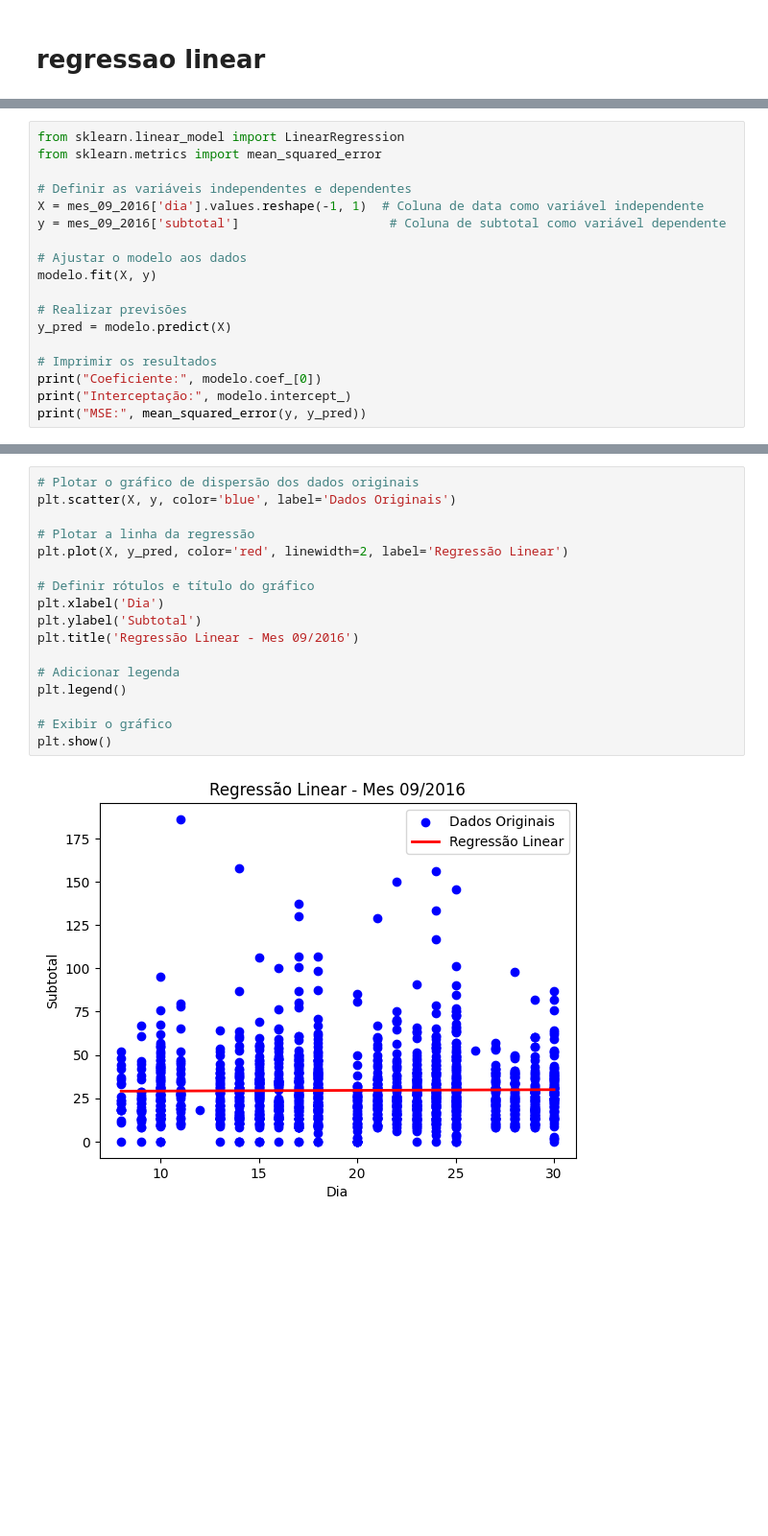
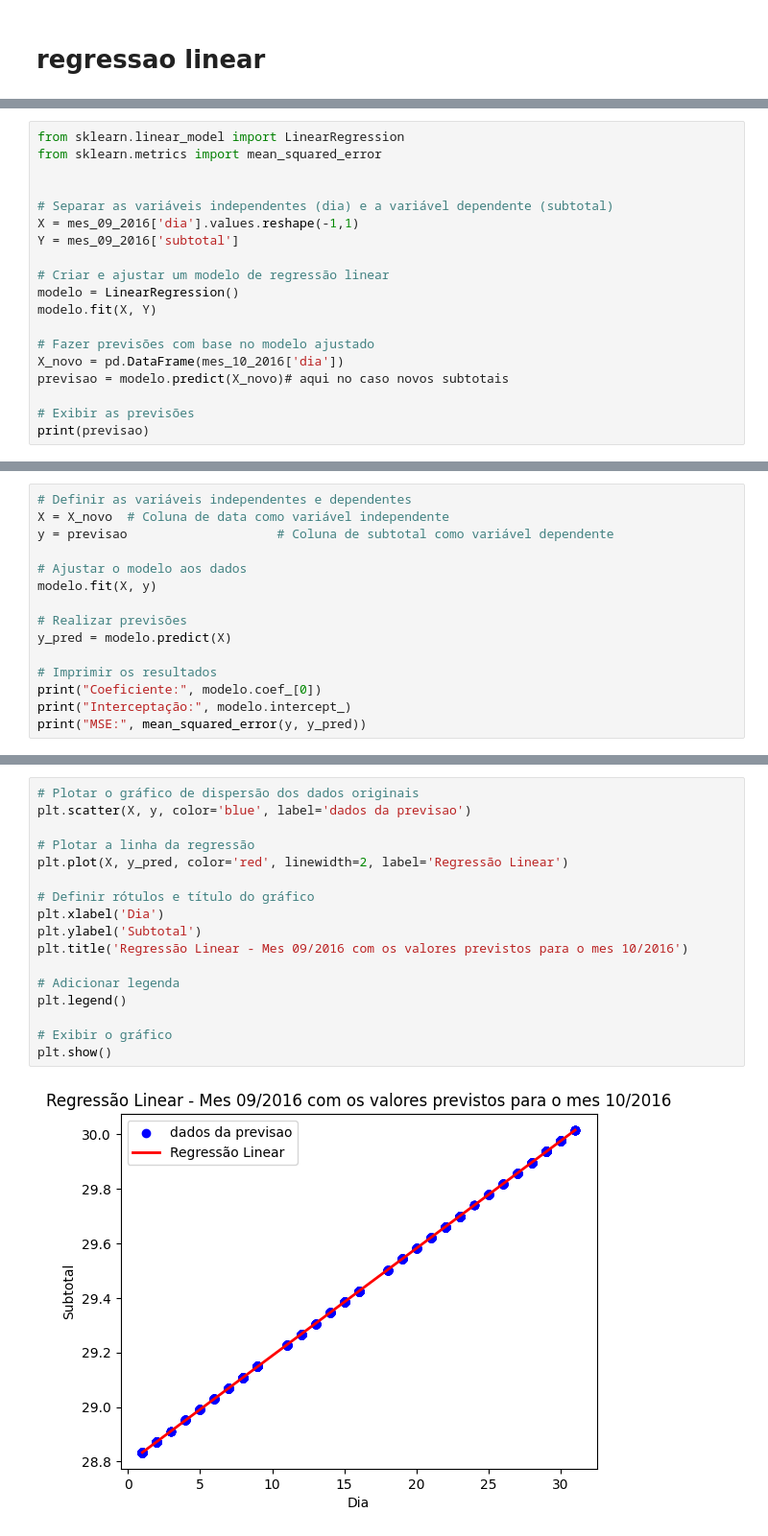
Before and after one commit to alyssonrafael/Project_bigdata, a Jupyter notebook: codigo_01.ipynb, the cells around one changed output, grey strips where cells are left out. Shown at 96% size. Cells and saved outputs as stored; diff of their text form; blank space fills up the shorter version.

Commit message:
regressao linear

```diff
--- a/codigo_01.ipynb
+++ b/codigo_01.ipynb
@@ -257,0 +300,19 @@ modelo = LinearRegression()
+# %%
+from sklearn.linear_model import LinearRegression
+from sklearn.metrics import mean_squared_error
+
+
+# Separar as variáveis independentes (dia) e a variável dependente (subtotal)
+X = mes_09_2016['dia'].values.reshape(-1,1)
+Y = mes_09_2016['subtotal']
+
+# Criar e ajustar um modelo de regressão linear
+modelo = LinearRegression()
+modelo.fit(X, Y)
+
+# Fazer previsões com base no modelo ajustado
+X_novo = pd.DataFrame(mes_10_2016['dia'])
+previsao = modelo.predict(X_novo)# aqui no caso novos subtotais
+
+# Exibir as previsões
+print(previsao)
@@ -258,10 +323,7 @@ modelo = LinearRegression()
 # %%
-from sklearn.linear_model import LinearRegression
-from sklearn.metrics import mean_squared_error
-
 # Definir as variáveis independentes e dependentes
-X = mes_09_2016['dia'].values.reshape(-1, 1)  # Coluna de data como variável independente
-y = mes_09_2016['subtotal']                    # Coluna de subtotal como variável dependente
+X = X_novo  # Coluna de data como variável independente
+y = previsao                    # Coluna de subtotal como variável dependente
 
 # Ajustar o modelo aos dados
 modelo.fit(X, y)
@@ -280,19 +342,19 @@ MSE: 375.60917950750866
 # %%
 # Plotar o gráfico de dispersão dos dados originais
-plt.scatter(X, y, color='blue', label='Dados Originais')
+plt.scatter(X, y, color='blue', label='dados da previsao')
 
 # Plotar a linha da regressão
 plt.plot(X, y_pred, color='red', linewidth=2, label='Regressão Linear')
 
 # Definir rótulos e título do gráfico
 plt.xlabel('Dia')
 plt.ylabel('Subtotal')
-plt.title('Regressão Linear - Mes 09/2016')
+plt.title('Regressão Linear - Mes 09/2016 com os valores previstos para o mes 10/2016')
 
 # Adicionar legenda
 plt.legend()
 
 # Exibir o gráfico
 plt.show()
 # %% [output]
-[figure, old version]
+[figure, new version]
```
Also changed, not shown: parts of 53 cells of this notebook, 1 other file.
